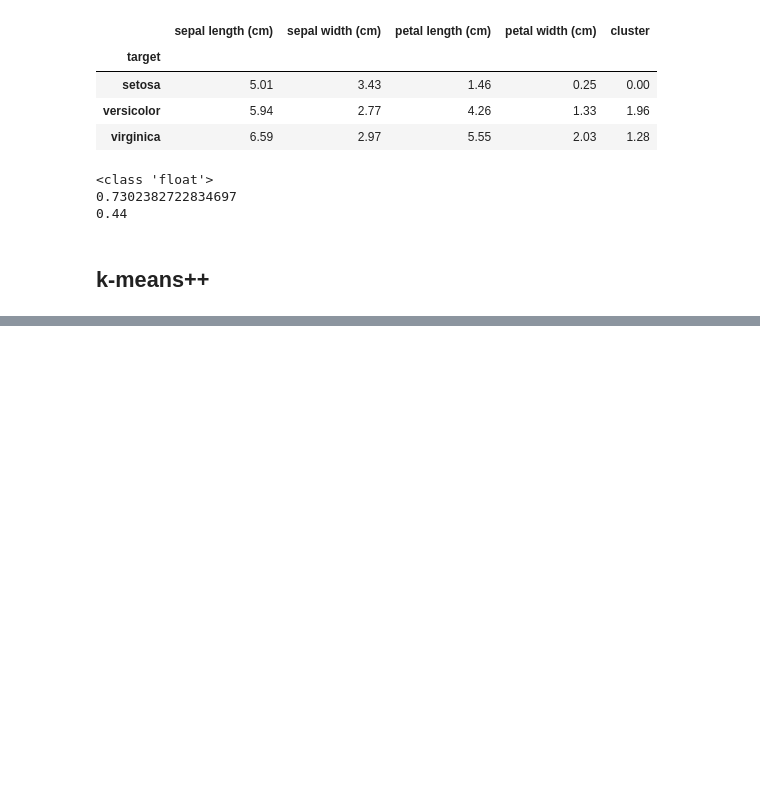
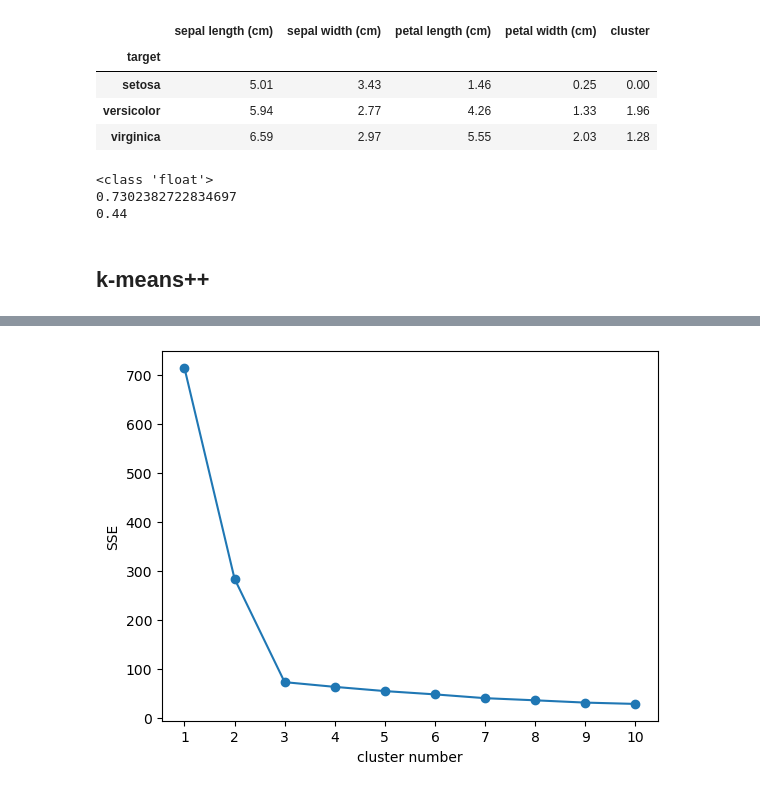
Before and after one commit to nakatsukarikuto/code, a Jupyter notebook: cuda/machine_learning/AI_100knock/1_basic_clustering.ipynb, the cells around one changed output, grey strips where cells are left out. Drawn from its saved outputs; the diff is of its cells as text; code cells hidden in the pictures; blank space fills up the shorter version.

```diff
--- a/cuda/machine_learning/AI_100knock/1_basic_clustering.ipynb
+++ b/cuda/machine_learning/AI_100knock/1_basic_clustering.ipynb
@@ -165,0 +231,16 @@ print(accuracy)
+# %%
+#クラスタリング
+distortion = []
+#SSE計算
+for i in range(1, 11):
+    el_model = KMeans(n_clusters=i, n_init=10, max_iter=300, random_state=0)
+    el_model.fit(X)
+    #inertiaは、クラスタ内SSE
+    distortion.append(el_model.inertia_)
+plt.plot(range(1, 11), distortion, marker = "o")
+plt.xticks(range(1, 11))
+plt.xlabel("cluster number")
+plt.ylabel("SSE")
+plt.show()
+# %% [output]
+[figure, added]
```
Also changed, not shown: parts of 6 cells of this notebook.
